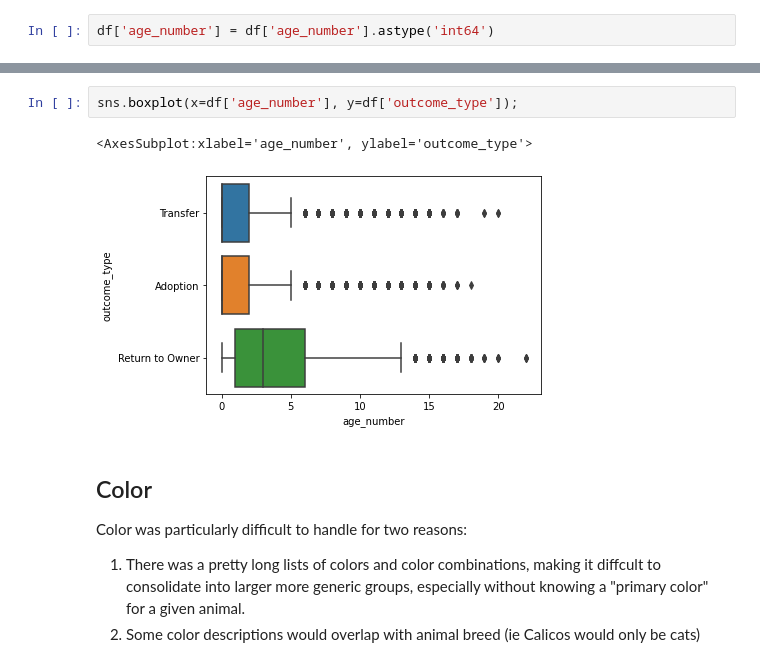
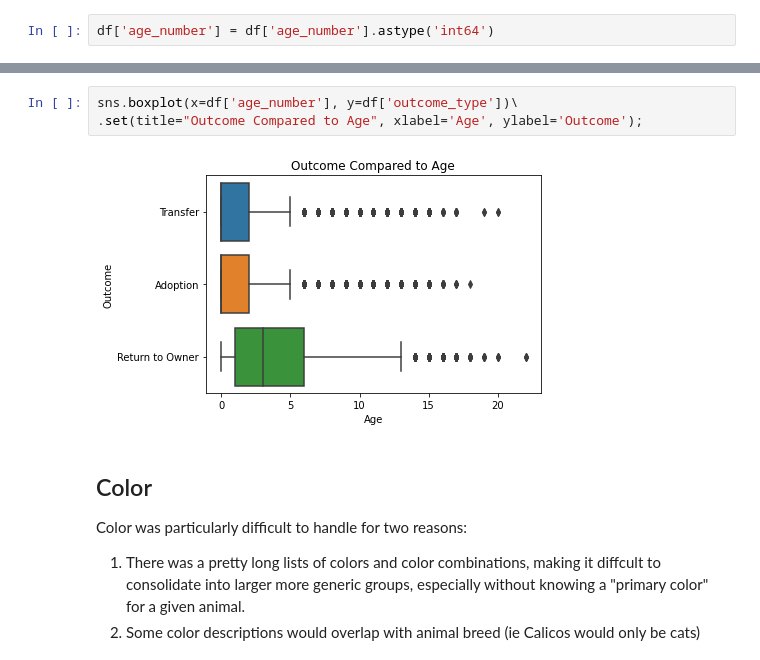
Before and after one commit to GeorgeFerre/animal-shelter, a Jupyter notebook: animal_stats.ipynb, the cells around one changed output, grey strips where cells are left out. Drawn from its saved outputs; the diff is of its cells as text.

Commit message:
Add images

```diff
--- a/animal_stats.ipynb
+++ b/animal_stats.ipynb
@@ -328,9 +329,9 @@ df['age_number'].hist();;
 [figure]
 # %%
-sns.boxplot(x=df['age_number'], y=df['outcome_type']);
+sns.boxplot(x=df['age_number'], y=df['outcome_type'])\
+.set(title="Outcome Compared to Age", xlabel='Age', ylabel='Outcome');
 # %% [output]
-<AxesSubplot:xlabel='age_number', ylabel='outcome_type'>
-[figure, old version]
+[figure, new version]
 # %% [markdown]
 ## Color
 
```
Also changed, not shown: parts of 14 cells of this notebook, 4 other files.
